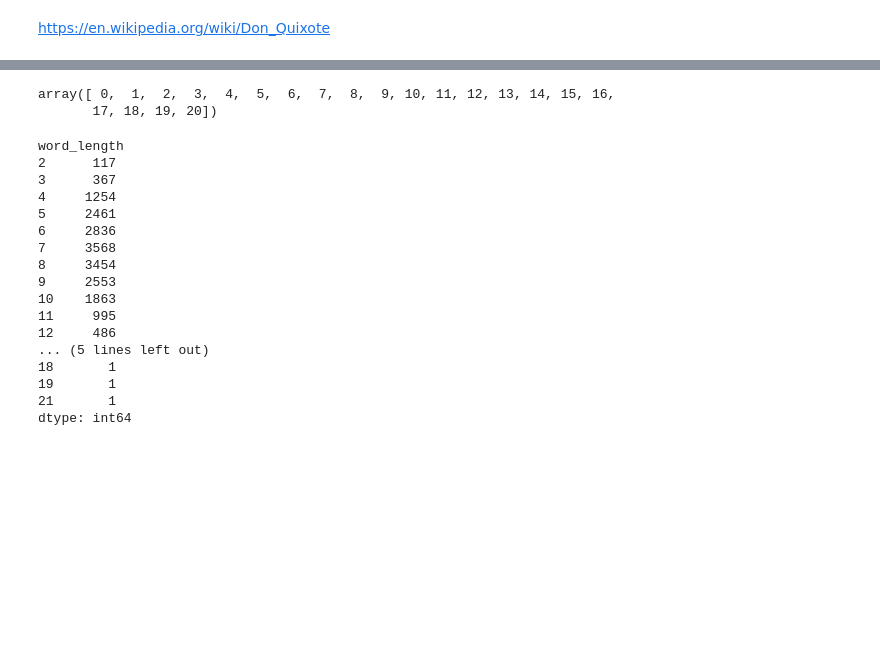
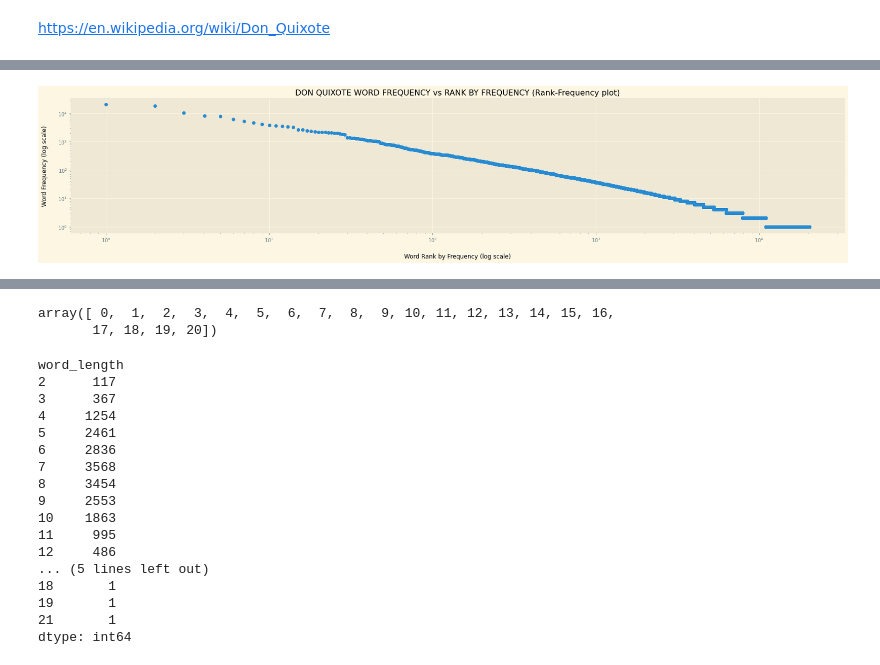
Before and after one commit to blancaorlandis/don_quixote, a Jupyter notebook: notebook/DonQuixote_Overview.ipynb, the cells around one changed output, grey strips where cells are left out. Cells and saved outputs as stored; diff of their text form; code cells hidden in the pictures; blank space fills up the shorter version.

```diff
--- a/notebook/DonQuixote_Overview.ipynb
+++ b/notebook/DonQuixote_Overview.ipynb
@@ -320,0 +151,15 @@ with plt.style.context('Solarize_Light2'):
+# %%
+# Lets plot it again on log scale
+
+#Therefore, it is a good idea to plot the horizontal axis on a log scale to appreciate the frequency
+
+with plt.style.context('Solarize_Light2'):
+    plt.figure(figsize=(28,5))
+    plt.title("DON QUIXOTE WORD FREQUENCY vs RANK BY FREQUENCY (Rank-Frequency plot)")
+    plt.xlabel("Word Rank by Frequency (log scale)", labelpad=20, color='black')
+    plt.ylabel("Word Frequency (log scale)", labelpad=20, color='black')
+    plt.plot(dataframe_words_metrics.index+1, dataframe_words_metrics.word_freq, 'o')
+    plt.xscale('log')
+    plt.yscale('log')
+# %% [output]
+[figure, added]
```
Also changed, not shown: parts of 49 cells of this notebook.
